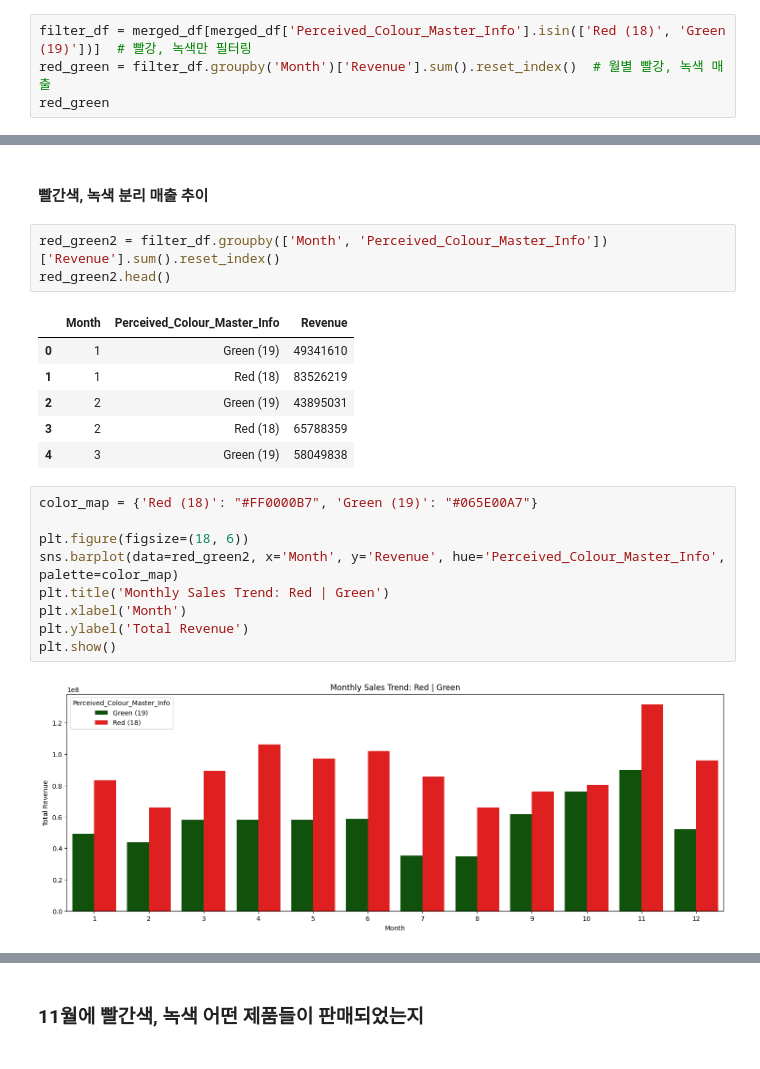
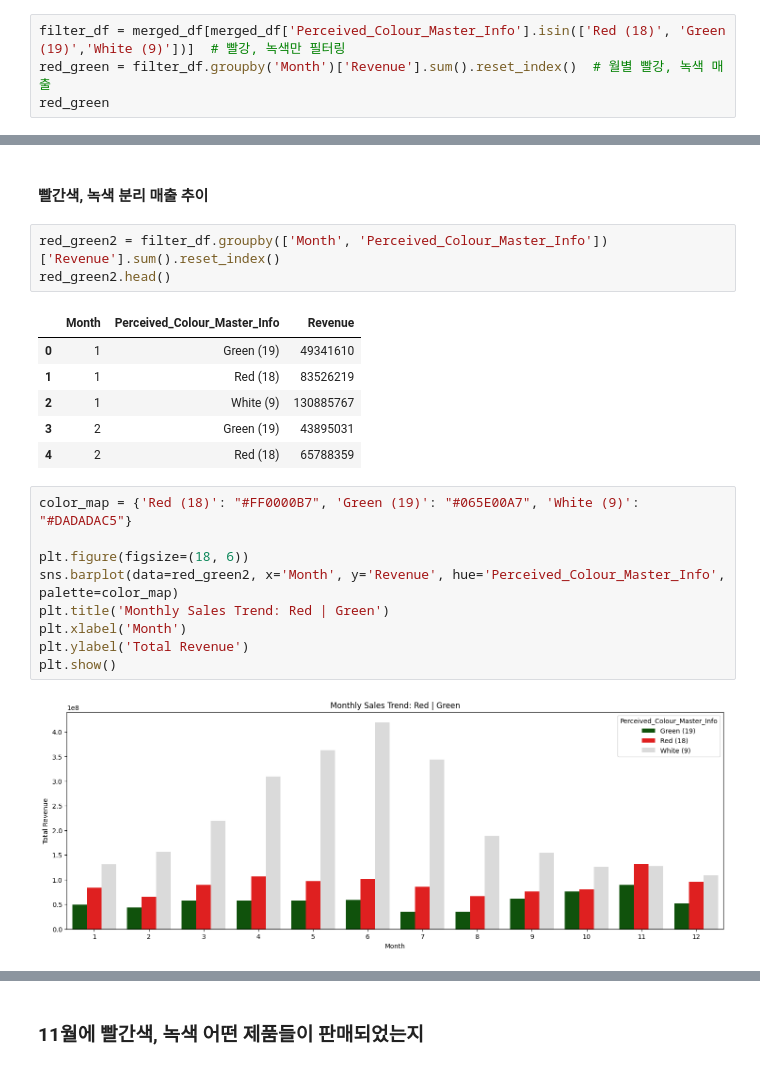
Before and after one commit to leegolem/data-commando-project, a Jupyter notebook: notebooks/member3/260126_table_join(3).ipynb, the cells around one changed output, grey strips where cells are left out. Saved outputs shown, nothing was run; the diff lists cells and outputs as text.

```diff
--- a/notebooks/member3/260126_table_join(3).ipynb
+++ b/notebooks/member3/260126_table_join(3).ipynb
@@ -360,7 +327,7 @@ undefined (14)             563
 Yellowish Green (10)         7
 Name: count, dtype: int64
 # %%
-filter_df = merged_df[merged_df['Perceived_Colour_Master_Info'].isin(['Red (18)', 'Green (19)'])]  # 빨강, 녹색만 필터링
+filter_df = merged_df[merged_df['Perceived_Colour_Master_Info'].isin(['Red (18)', 'Green (19)','White (9)'])]  # 빨강, 녹색만 필터링
 red_green = filter_df.groupby('Month')['Revenue'].sum().reset_index()  # 월별 빨강, 녹색 매출
 red_green
 # %% [output]
@@ -397,17 +364,17 @@ red_green2.head()
 |  | Month | Perceived_Colour_Master_Info | Revenue |
 | 0 | 1 | Green (19) | 49341610 |
 | 1 | 1 | Red (18) | 83526219 |
-| 2 | 2 | Green (19) | 43895031 |
-| 3 | 2 | Red (18) | 65788359 |
-| 4 | 3 | Green (19) | 58049838 |
+| 2 | 1 | White (9) | 130885767 |
+| 3 | 2 | Green (19) | 43895031 |
+| 4 | 2 | Red (18) | 65788359 |
 # %%
-color_map = {'Red (18)': "#FF0000B7", 'Green (19)': "#065E00A7"}
+color_map = {'Red (18)': "#FF0000B7", 'Green (19)': "#065E00A7", 'White (9)': "#DADADAC5"}
 
 plt.figure(figsize=(18, 6))
 sns.barplot(data=red_green2, x='Month', y='Revenue', hue='Perceived_Colour_Master_Info', palette=color_map)
 plt.title('Monthly Sales Trend: Red | Green')
 plt.xlabel('Month')
 plt.ylabel('Total Revenue')
 plt.show()
 # %% [output]
-[figure, old version]
+[figure, new version]
```
Also changed, not shown: parts of 12 cells of this notebook.
